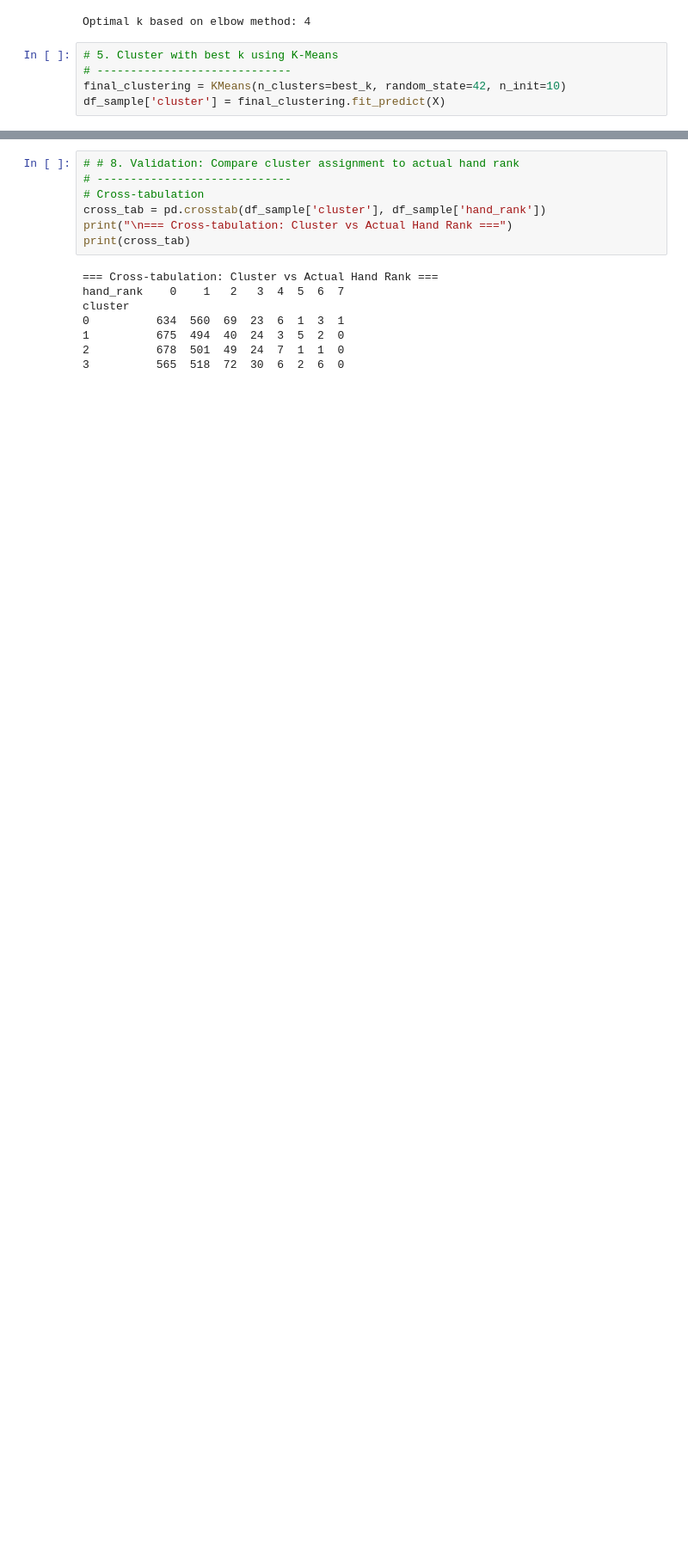
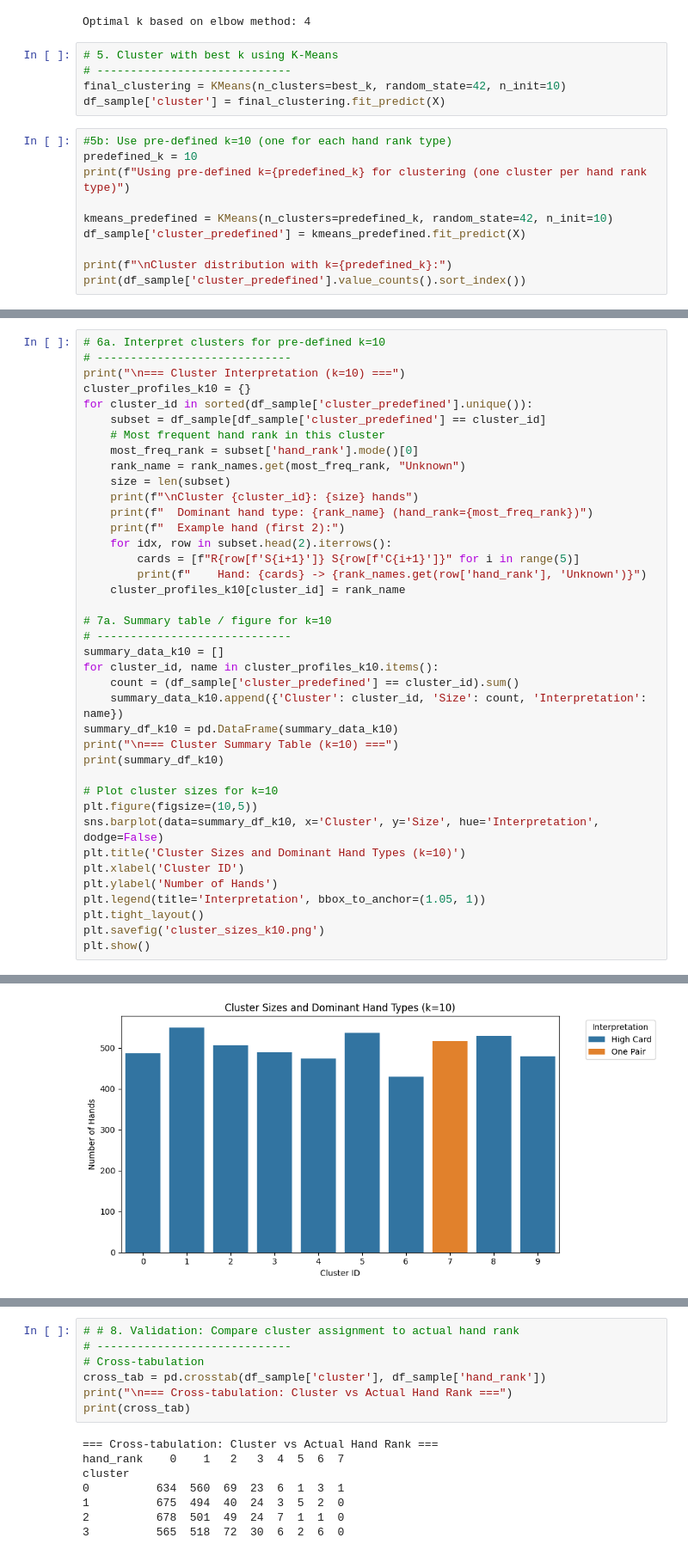
Before and after one commit to ashanka6/INST414_module4, a Jupyter notebook: mod4.ipynb, the cells around one changed output, grey strips where cells are left out. Shown at 86% size. Cells and saved outputs as stored; diff of their text form; blank space fills up the shorter version.

```diff
--- a/mod4.ipynb
+++ b/mod4.ipynb
@@ -156,3 +127,13 @@ Optimal k based on elbow method: 4
 # -----------------------------
 final_clustering = KMeans(n_clusters=best_k, random_state=42, n_init=10)
 df_sample['cluster'] = final_clustering.fit_predict(X)
+# %%
+#5b: Use pre-defined k=10 (one for each hand rank type)
+predefined_k = 10
+print(f"Using pre-defined k={predefined_k} for clustering (one cluster per hand rank type)")
+
+kmeans_predefined = KMeans(n_clusters=predefined_k, random_state=42, n_init=10)
+df_sample['cluster_predefined'] = kmeans_predefined.fit_predict(X)
+
+print(f"\nCluster distribution with k={predefined_k}:")
+print(df_sample['cluster_predefined'].value_counts().sort_index())
@@ -158,0 +156,40 @@ df_sample['cluster'] = final_clustering.fit_predict(X)
+# %%
+# 6a. Interpret clusters for pre-defined k=10
+# -----------------------------
+print("\n=== Cluster Interpretation (k=10) ===")
+cluster_profiles_k10 = {}
+for cluster_id in sorted(df_sample['cluster_predefined'].unique()):
+    subset = df_sample[df_sample['cluster_predefined'] == cluster_id]
+    # Most frequent hand rank in this cluster
+    most_freq_rank = subset['hand_rank'].mode()[0]
+    rank_name = rank_names.get(most_freq_rank, "Unknown")
+    size = len(subset)
+    print(f"\nCluster {cluster_id}: {size} hands")
+    print(f"  Dominant hand type: {rank_name} (hand_rank={most_freq_rank})")
+    print(f"  Example hand (first 2):")
+    for idx, row in subset.head(2).iterrows():
+        cards = [f"R{row[f'S{i+1}']} S{row[f'C{i+1}']}" for i in range(5)]
+        print(f"    Hand: {cards} -> {rank_names.get(row['hand_rank'], 'Unknown')}")
+    cluster_profiles_k10[cluster_id] = rank_name
+
+# 7a. Summary table / figure for k=10
+# -----------------------------
+summary_data_k10 = []
+for cluster_id, name in cluster_profiles_k10.items():
+    count = (df_sample['cluster_predefined'] == cluster_id).sum()
+    summary_data_k10.append({'Cluster': cluster_id, 'Size': count, 'Interpretation': name})
+summary_df_k10 = pd.DataFrame(summary_data_k10)
+print("\n=== Cluster Summary Table (k=10) ===")
+print(summary_df_k10)
+
+# Plot cluster sizes for k=10
+plt.figure(figsize=(10,5))
+sns.barplot(data=summary_df_k10, x='Cluster', y='Size', hue='Interpretation', dodge=False)
+plt.title('Cluster Sizes and Dominant Hand Types (k=10)')
+plt.xlabel('Cluster ID')
+plt.ylabel('Number of Hands')
+plt.legend(title='Interpretation', bbox_to_anchor=(1.05, 1))
+plt.tight_layout()
+plt.savefig('cluster_sizes_k10.png')
+plt.show()
+# %% [output]
@@ -159 +213,2 @@ df_sample['cluster'] = final_clustering.fit_predict(X)
+[figure, added]
 # %%
```
Also changed, not shown: parts of 9 cells of this notebook, 3 other files.
